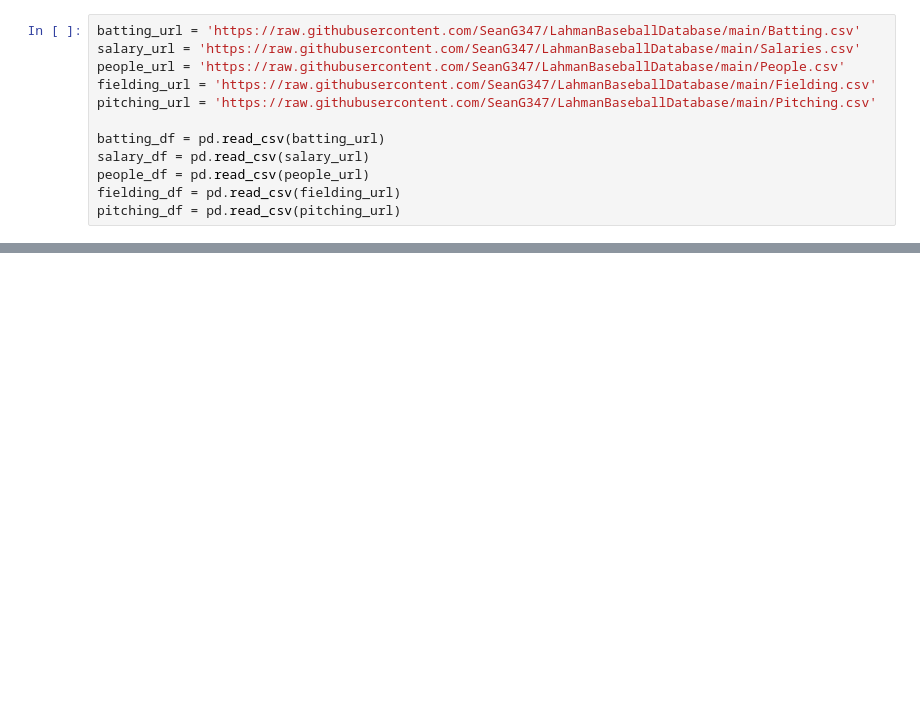
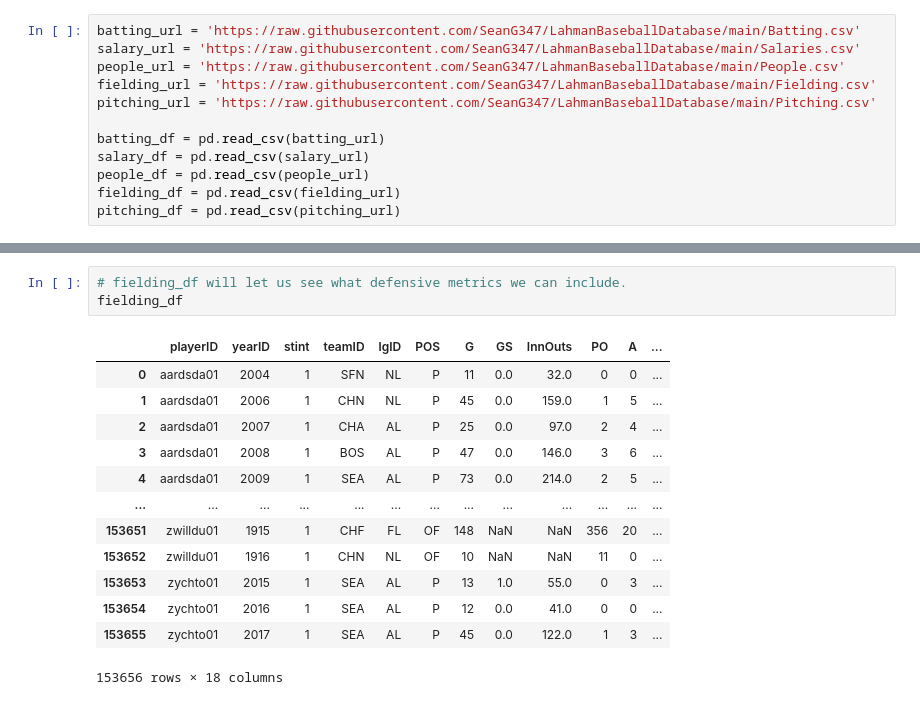
Before and after one commit to SeanG347/baseball-projects, a Jupyter notebook: BaseballSalaryPredictor.ipynb, the cells around one changed output, grey strips where cells are left out. Saved outputs shown, nothing was run; the diff lists cells and outputs as text; blank space fills up the shorter version.

```diff
--- a/BaseballSalaryPredictor.ipynb
+++ b/BaseballSalaryPredictor.ipynb
@@ -34,0 +28,17 @@ len(batting_df)
+# %%
+# fielding_df will let us see what defensive metrics we can include.
+fielding_df
+# %% [output]
+|  | playerID | yearID | stint | teamID | lgID | POS | G | GS | InnOuts | PO | A | ... |
+| 0 | aardsda01 | 2004 | 1 | SFN | NL | P | 11 | 0.0 | 32.0 | 0 | 0 | ... |
+| 1 | aardsda01 | 2006 | 1 | CHN | NL | P | 45 | 0.0 | 159.0 | 1 | 5 | ... |
+| 2 | aardsda01 | 2007 | 1 | CHA | AL | P | 25 | 0.0 | 97.0 | 2 | 4 | ... |
+| 3 | aardsda01 | 2008 | 1 | BOS | AL | P | 47 | 0.0 | 146.0 | 3 | 6 | ... |
+| 4 | aardsda01 | 2009 | 1 | SEA | AL | P | 73 | 0.0 | 214.0 | 2 | 5 | ... |
+| ... | ... | ... | ... | ... | ... | ... | ... | ... | ... | ... | ... | ... |
+| 153651 | zwilldu01 | 1915 | 1 | CHF | FL | OF | 148 | NaN | NaN | 356 | 20 | ... |
+| 153652 | zwilldu01 | 1916 | 1 | CHN | NL | OF | 10 | NaN | NaN | 11 | 0 | ... |
+| 153653 | zychto01 | 2015 | 1 | SEA | AL | P | 13 | 1.0 | 55.0 | 0 | 3 | ... |
+| 153654 | zychto01 | 2016 | 1 | SEA | AL | P | 12 | 0.0 | 41.0 | 0 | 0 | ... |
+| 153655 | zychto01 | 2017 | 1 | SEA | AL | P | 45 | 0.0 | 122.0 | 1 | 3 | ... |
+153656 rows × 18 columns
```
Also changed, not shown: parts of 28 cells of this notebook.
